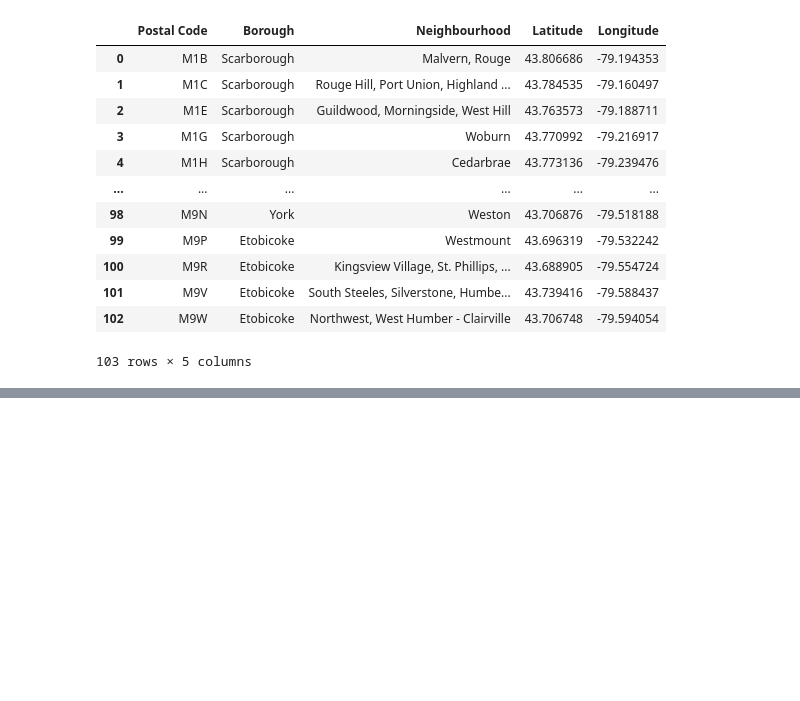
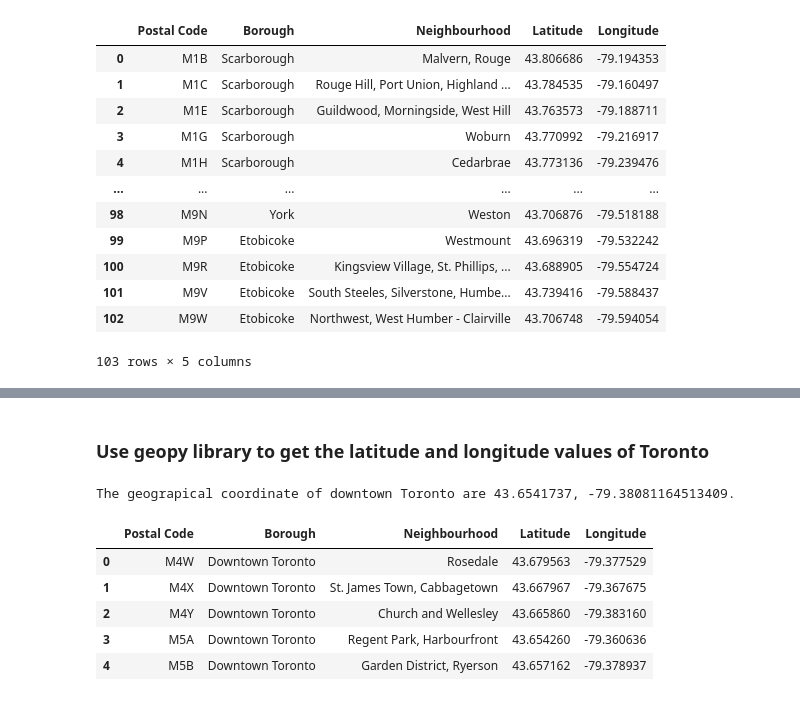
Before and after one commit to chiradeep05/github-example, a Jupyter notebook: Neighbourhoods.ipynb, the cells around one changed output, grey strips where cells are left out. Saved outputs shown, nothing was run; the diff lists cells and outputs as text; code cells hidden in the pictures; blank space fills up the shorter version.

```diff
--- a/Neighbourhoods.ipynb
+++ b/Neighbourhoods.ipynb
@@ -63,0 +71,25 @@ df_final
+# %%
+import numpy as np # library to handle data in a vectorized manner
+
+pd.set_option('display.max_columns', None)
+pd.set_option('display.max_rows', None)
+
+import json # library to handle JSON files
+
+#!conda install -c conda-forge geopy --yes # uncomment this line if you haven't completed the Foursquare API lab
+from geopy.geocoders import Nominatim # convert an address into latitude and longitude values
+
+import requests # library to handle requests
+from pandas.io.json import json_normalize # tranform JSON file into a pandas dataframe
+
+# Matplotlib and associated plotting modules
+import matplotlib.cm as cm
+import matplotlib.colors as colors
+
+# import k-means from clustering stage
+from sklearn.cluster import KMeans
+
+!conda install -c conda-forge folium=0.5.0 --yes
+import folium # map rendering library
+
+print('Libraries imported.')
@@ -63,0 +141,24 @@ df_final
+# %% [markdown]
+### Use geopy library to get the latitude and longitude values of Toronto
+# %%
+#get geographical coordinates of downtown Toronto
+address = 'Downtown Toronto'
+
+geolocator = Nominatim(user_agent="t_explorer")
+location = geolocator.geocode(address)
+latitude = location.latitude
+longitude = location.longitude
+print('The geograpical coordinate of downtown Toronto are {}, {}.'.format(latitude, longitude))
+# %% [output]
+The geograpical coordinate of downtown Toronto are 43.6541737, -79.38081164513409.
+# %%
+#get all boroughs in downtown Toronto
+toronto_data = df_final[df_final['Borough'] =='Downtown Toronto'].reset_index(drop=True)
+toronto_data.head()
+# %% [output]
+|  | Postal Code | Borough | Neighbourhood | Latitude | Longitude |
+| 0 | M4W | Downtown Toronto | Rosedale | 43.679563 | -79.377529 |
+| 1 | M4X | Downtown Toronto | St. James Town, Cabbagetown | 43.667967 | -79.367675 |
+| 2 | M4Y | Downtown Toronto | Church and Wellesley | 43.665860 | -79.383160 |
+| 3 | M5A | Downtown Toronto | Regent Park, Harbourfront | 43.654260 | -79.360636 |
+| 4 | M5B | Downtown Toronto | Garden District, Ryerson | 43.657162 | -79.378937 |
```
Also changed, not shown: parts of 14 cells of this notebook.
